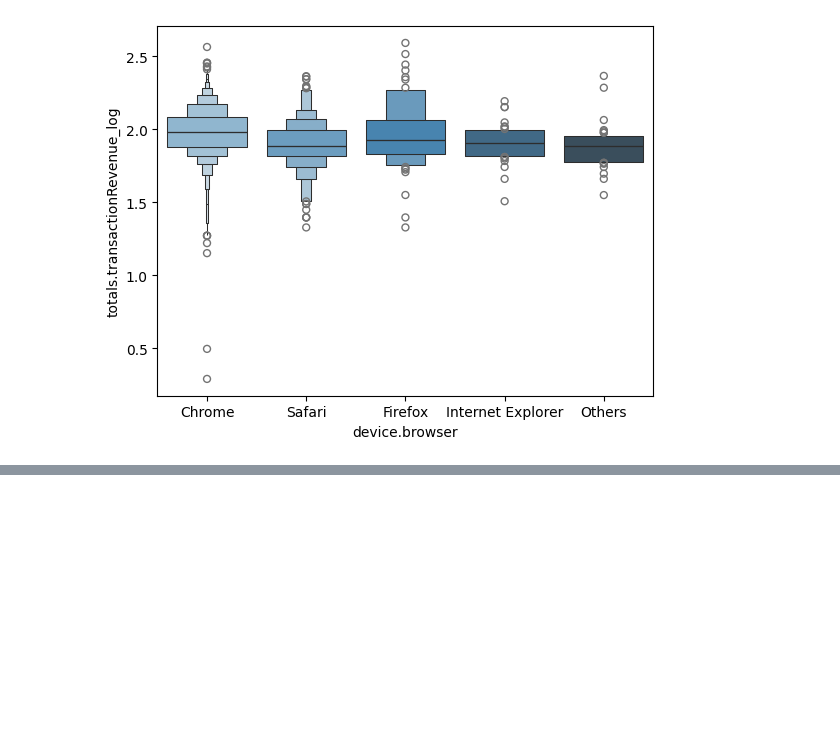
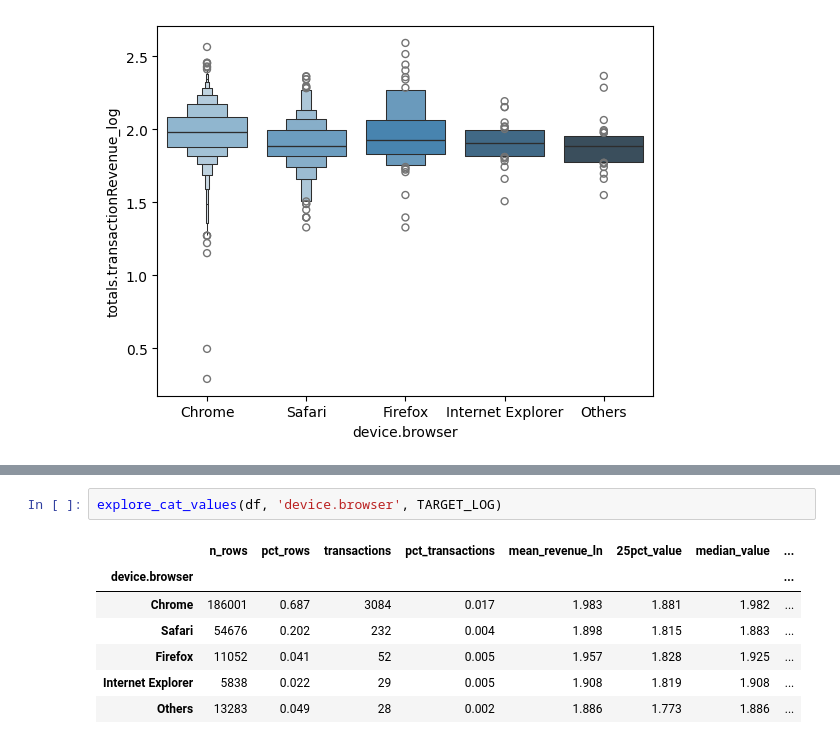
Before and after one commit to KARENCMP82/Python, a Jupyter notebook: GACR_Regresion_clase.ipynb, the cells around one changed output, grey strips where cells are left out. Drawn from its saved outputs; the diff is of its cells as text; blank space fills up the shorter version.

```diff
--- a/GACR_Regresion_clase.ipynb
+++ b/GACR_Regresion_clase.ipynb
@@ -439,0 +457,10 @@ def
+# %%
+explore_cat_values(df, 'device.browser', TARGET_LOG)
+# %% [output]
+|  | n_rows | pct_rows | transactions | pct_transactions | mean_revenue_ln | 25pct_value | median_value | ... |
+| device.browser |  |  |  |  |  |  |  | ... |
+| Chrome | 186001 | 0.687 | 3084 | 0.017 | 1.983 | 1.881 | 1.982 | ... |
+| Safari | 54676 | 0.202 | 232 | 0.004 | 1.898 | 1.815 | 1.883 | ... |
+| Firefox | 11052 | 0.041 | 52 | 0.005 | 1.957 | 1.828 | 1.925 | ... |
+| Internet Explorer | 5838 | 0.022 | 29 | 0.005 | 1.908 | 1.819 | 1.908 | ... |
+| Others | 13283 | 0.049 | 28 | 0.002 | 1.886 | 1.773 | 1.886 | ... |
```
Also changed, not shown: parts of 31 cells of this notebook.
